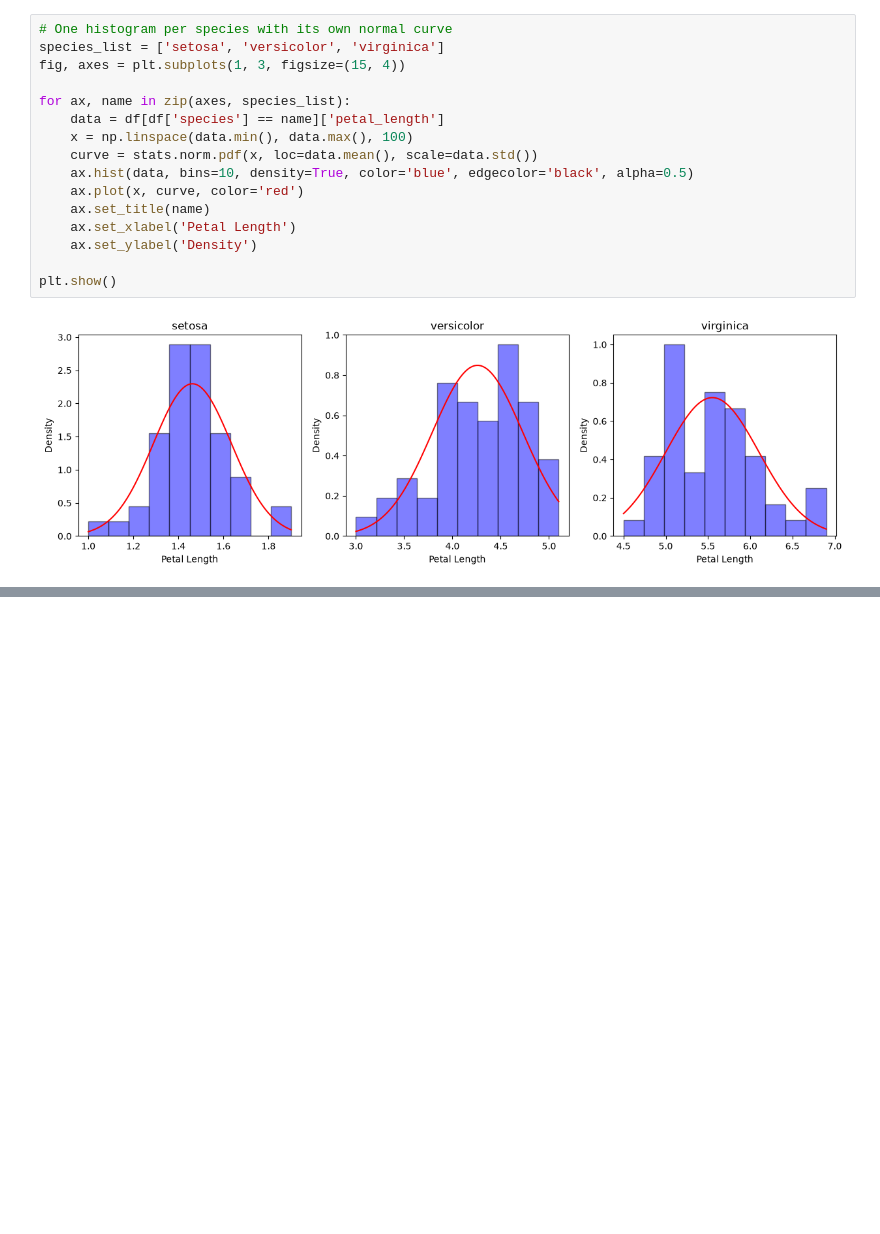
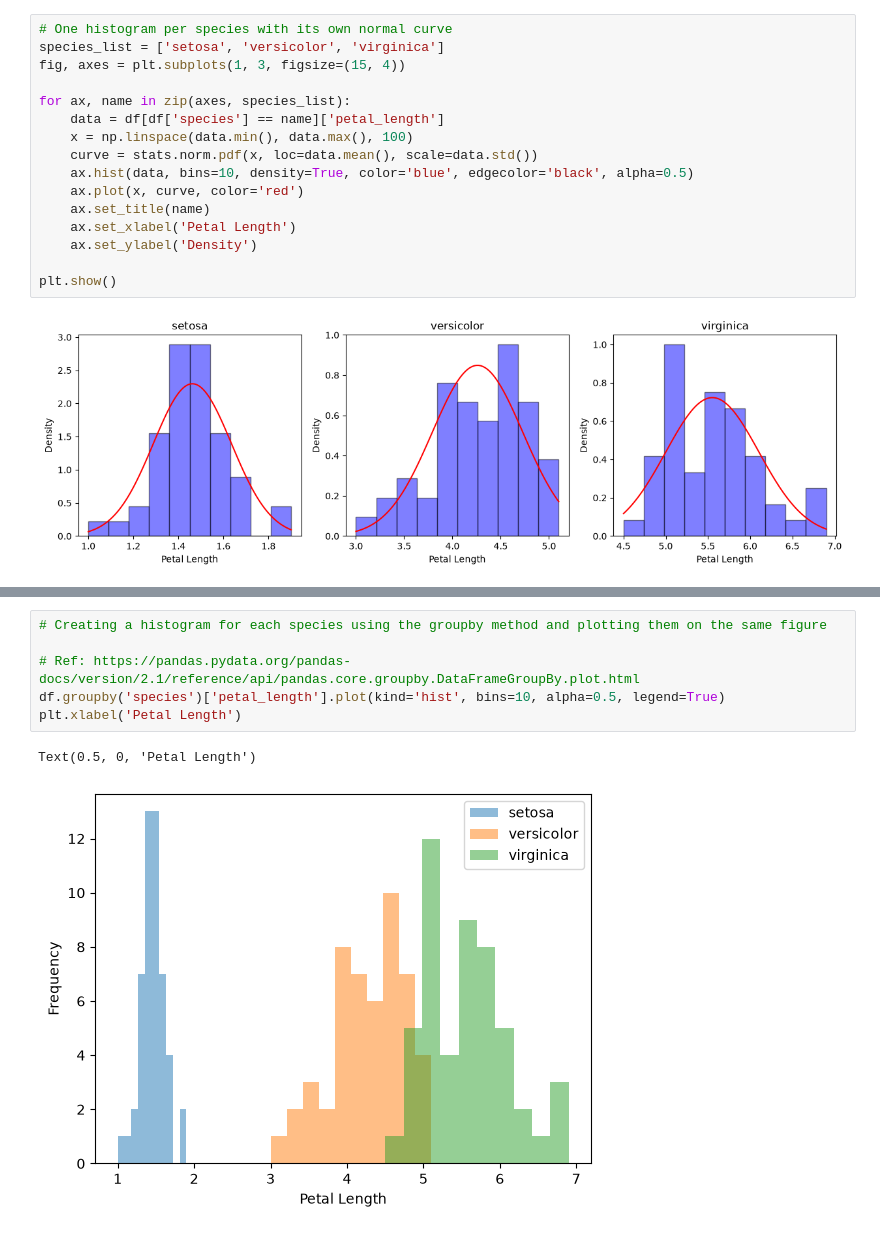
Before and after one commit to dimon-ua/assessment-submission, a Jupyter notebook: problems.ipynb, the cells around one changed output, grey strips where cells are left out. Cells and saved outputs as stored; diff of their text form; blank space fills up the shorter version.

Commit message:
created a data frame for each species  and plotting them

```diff
--- a/problems.ipynb
+++ b/problems.ipynb
@@ -104,0 +117,9 @@ plt.show()
+# %%
+# Creating a histogram for each species using the groupby method and plotting them on the same figure
+
+# Ref: https://pandas.pydata.org/pandas-docs/version/2.1/reference/api/pandas.core.groupby.DataFrameGroupBy.plot.html
+df.groupby('species')['petal_length'].plot(kind='hist', bins=10, alpha=0.5, legend=True)
+plt.xlabel('Petal Length')
+# %% [output]
+Text(0.5, 0, 'Petal Length')
+[figure, added]
```
Also changed, not shown: parts of 1 cell of this notebook.
